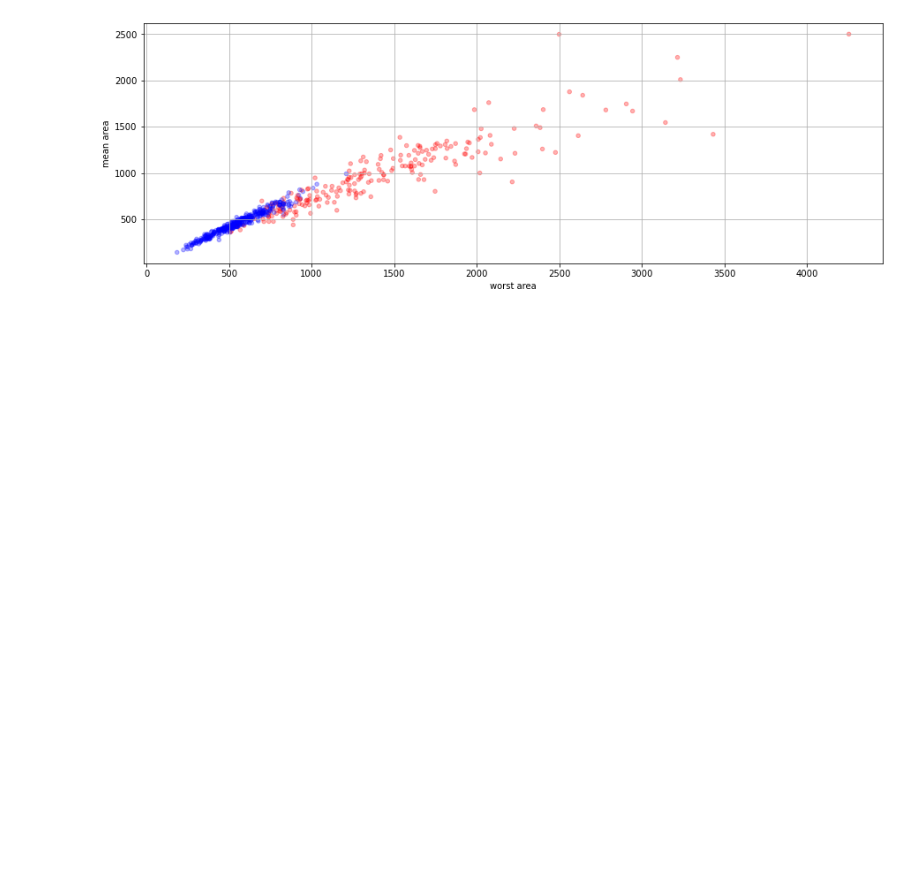
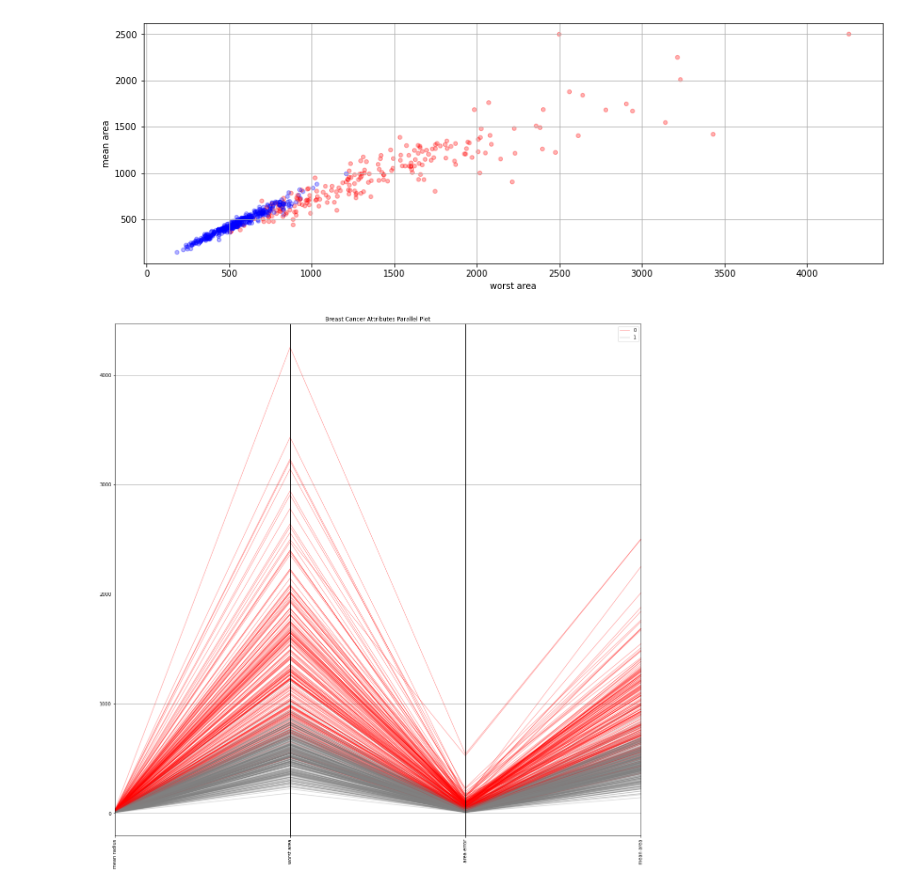
Before and after one commit to lasteperini/SCVIS, a Jupyter notebook: datavis.fede.ipynb, the cells around one changed output. Saved outputs shown, nothing was run; the diff lists cells and outputs as text; code cells hidden in the pictures; blank space fills up the shorter version.

Commit message:
focus
altri plot e focus su porzioni di parallel plot nelle zone critiche

```diff
--- a/datavis.fede.ipynb
+++ b/datavis.fede.ipynb
@@ -190,0 +200,20 @@ plt.show()
+# %%
+parallel_coordinates(data0, 'target',
+                     cols = ['mean radius','worst area', 'area error', 'mean area'],
+                     color=['red', 'grey'],
+                     alpha=0.3,)
+
+
+#metto le label dell'asse x in verticale affinché siano leggibili
+plt.xticks(rotation=90)
+
+#imposto la grandezza della figura
+plt.rc('figure', figsize=(20.0, 20.0))
+
+#metto il titolo al grafico
+plt.title("Breast Cancer Attributes Parallel Plot")
+
+#mostro il grafico
+plt.show()
+# %% [output]
+[figure, added]
```
Also changed, not shown: parts of 7 cells of this notebook.
